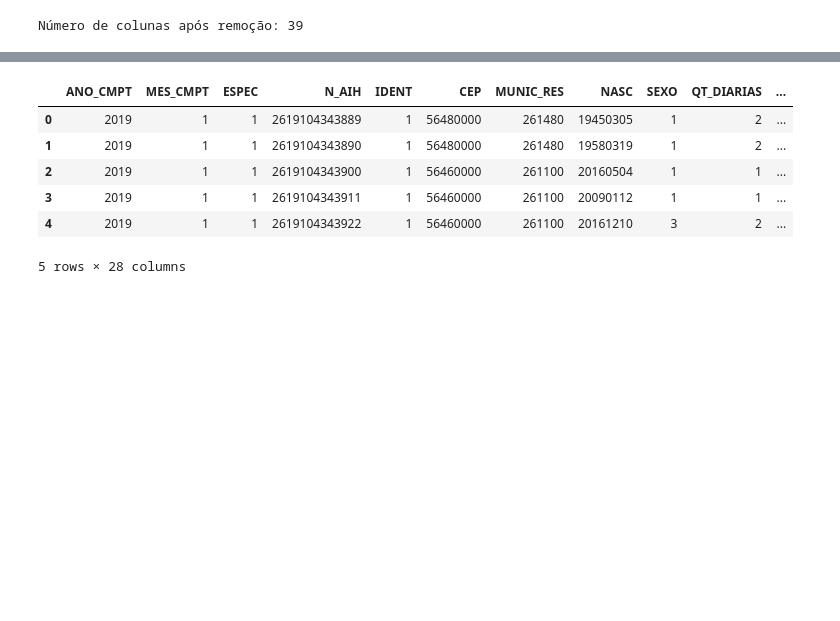
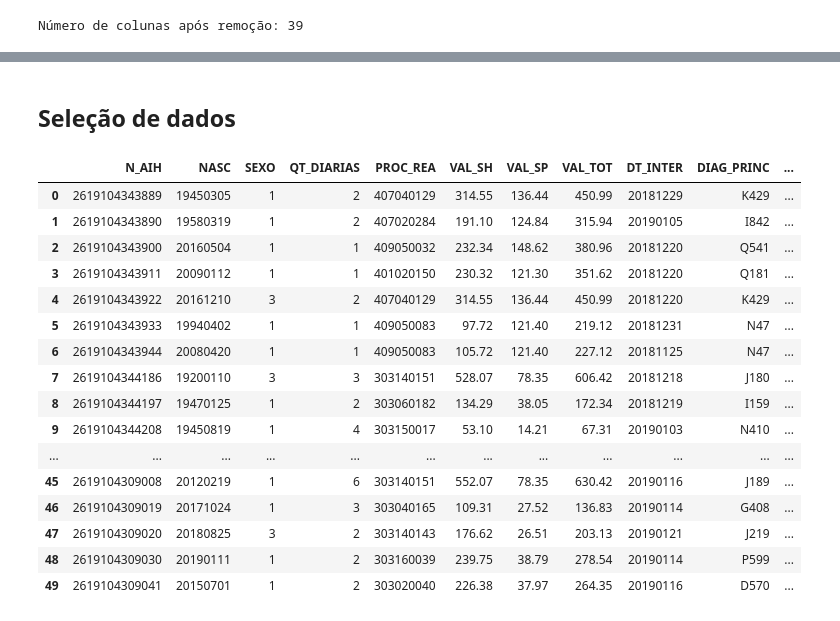
Before and after one commit to vinissmaciel/datasus_PE, a Jupyter notebook: analise.ipynb, the cells around one changed output, grey strips where cells are left out. Drawn from its saved outputs; the diff is of its cells as text; code cells hidden in the pictures; blank space fills up the shorter version.

```diff
--- a/analise.ipynb
+++ b/analise.ipynb
@@ -182,17 +184,32 @@ df_cleaned.head(20)
 # %%
 df_cleaned.to_csv('cleaned_data.csv', index=False)
+# %% [markdown]
+## Seleção de dados
 # %%
-lista_colunas_para_remover = ["CGC_HOSP", "DIAR_ACOM", "COBRANCA", "NAT_JUR", "GESTAO", "UF_ZI", "CAR_INT", "CNPJ_MANT", "FINANC", "SEQUENCIA", "REMESSA"]
+lista_colunas_para_remover = ["CGC_HOSP", "DIAR_ACOM", "COBRANCA", "NAT_JUR", "GESTAO", "UF_ZI", "CAR_INT", "CNPJ_MANT", "FINANC", "SEQUENCIA", "REMESSA", "ANO_CMPT", "MES_CMPT", "ESPEC", "IDENT", "CEP", "MUNIC_RES", "PROC_SOLIC", "US_TOT", "DT_SAIDA", "MUNIC_MOV", "DIAS_PERM", "NACIONAL", "GESTRISCO", "COMPLEX"]
 df_selected = df_cleaned.drop(columns=lista_colunas_para_remover)
+# %%
+colunas_para_recuperar = ["MORTE", "CID_MORTE", "ETNIA"]
+df_selected[colunas_para_recuperar] = df[colunas_para_recuperar]
 # %%
 df_selected.to_csv('selected_data.csv', index=False)
 # %%
-df_selected.head()
+df_selected.head(50)
 # %% [output]
-|  | ANO_CMPT | MES_CMPT | ESPEC | N_AIH | IDENT | CEP | MUNIC_RES | NASC | SEXO | QT_DIARIAS | ... |
-| 0 | 2019 | 1 | 1 | 2619104343889 | 1 | 56480000 | 261480 | 19450305 | 1 | 2 | ... |
-| 1 | 2019 | 1 | 1 | 2619104343890 | 1 | 56480000 | 261480 | 19580319 | 1 | 2 | ... |
-| 2 | 2019 | 1 | 1 | 2619104343900 | 1 | 56460000 | 261100 | 20160504 | 1 | 1 | ... |
-| 3 | 2019 | 1 | 1 | 2619104343911 | 1 | 56460000 | 261100 | 20090112 | 1 | 1 | ... |
-| 4 | 2019 | 1 | 1 | 2619104343922 | 1 | 56460000 | 261100 | 20161210 | 3 | 2 | ... |
+|  | N_AIH | NASC | SEXO | QT_DIARIAS | PROC_REA | VAL_SH | VAL_SP | VAL_TOT | DT_INTER | DIAG_PRINC | ... |
+| 0 | 2619104343889 | 19450305 | 1 | 2 | 407040129 | 314.55 | 136.44 | 450.99 | 20181229 | K429 | ... |
+| 1 | 2619104343890 | 19580319 | 1 | 2 | 407020284 | 191.10 | 124.84 | 315.94 | 20190105 | I842 | ... |
+| 2 | 2619104343900 | 20160504 | 1 | 1 | 409050032 | 232.34 | 148.62 | 380.96 | 20181220 | Q541 | ... |
+| 3 | 2619104343911 | 20090112 | 1 | 1 | 401020150 | 230.32 | 121.30 | 351.62 | 20181220 | Q181 | ... |
+| 4 | 2619104343922 | 20161210 | 3 | 2 | 407040129 | 314.55 | 136.44 | 450.99 | 20181220 | K429 | ... |
+| 5 | 2619104343933 | 19940402 | 1 | 1 | 409050083 | 97.72 | 121.40 | 219.12 | 20181231 | N47 | ... |
+| 6 | 2619104343944 | 20080420 | 1 | 1 | 409050083 | 105.72 | 121.40 | 227.12 | 20181125 | N47 | ... |
+| 7 | 2619104344186 | 19200110 | 3 | 3 | 303140151 | 528.07 | 78.35 | 606.42 | 20181218 | J180 | ... |
+| 8 | 2619104344197 | 19470125 | 1 | 2 | 303060182 | 134.29 | 38.05 | 172.34 | 20181219 | I159 | ... |
+| 9 | 2619104344208 | 19450819 | 1 | 4 | 303150017 | 53.10 | 14.21 | 67.31 | 20190103 | N410 | ... |
+| ... | ... | ... | ... | ... | ... | ... | ... | ... | ... | ... | ... |
+| 45 | 2619104309008 | 20120219 | 1 | 6 | 303140151 | 552.07 | 78.35 | 630.42 | 20190116 | J189 | ... |
+| 46 | 2619104309019 | 20171024 | 1 | 3 | 303040165 | 109.31 | 27.52 | 136.83 | 20190114 | G408 | ... |
+| 47 | 2619104309020 | 20180825 | 3 | 2 | 303140143 | 176.62 | 26.51 | 203.13 | 20190121 | J219 | ... |
+| 48 | 2619104309030 | 20190111 | 1 | 2 | 303160039 | 239.75 | 38.79 | 278.54 | 20190114 | P599 | ... |
+| 49 | 2619104309041 | 20150701 | 1 | 2 | 303020040 | 226.38 | 37.97 | 264.35 | 20190116 | D570 | ... |
-5 rows × 28 columns
```
Also changed, not shown: parts of 3 cells of this notebook.
